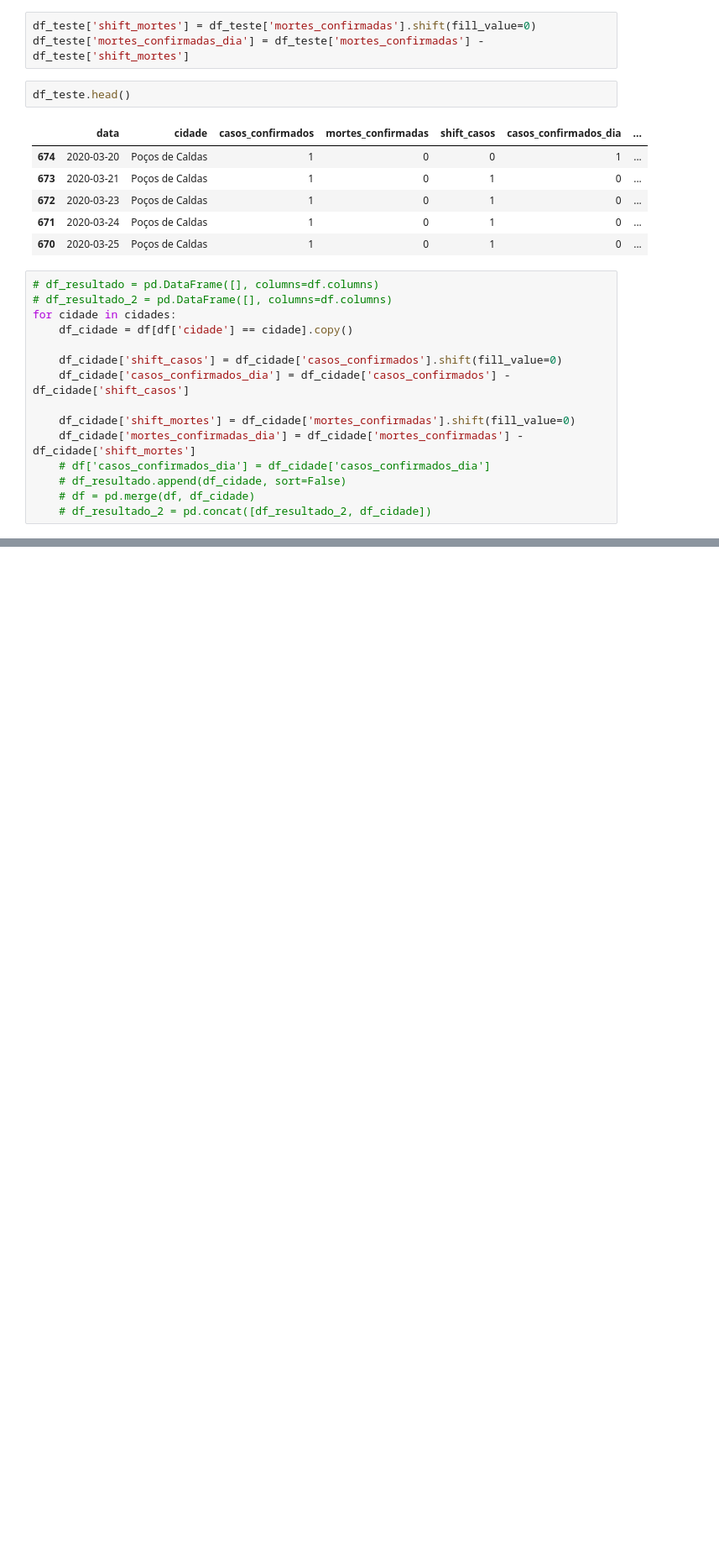
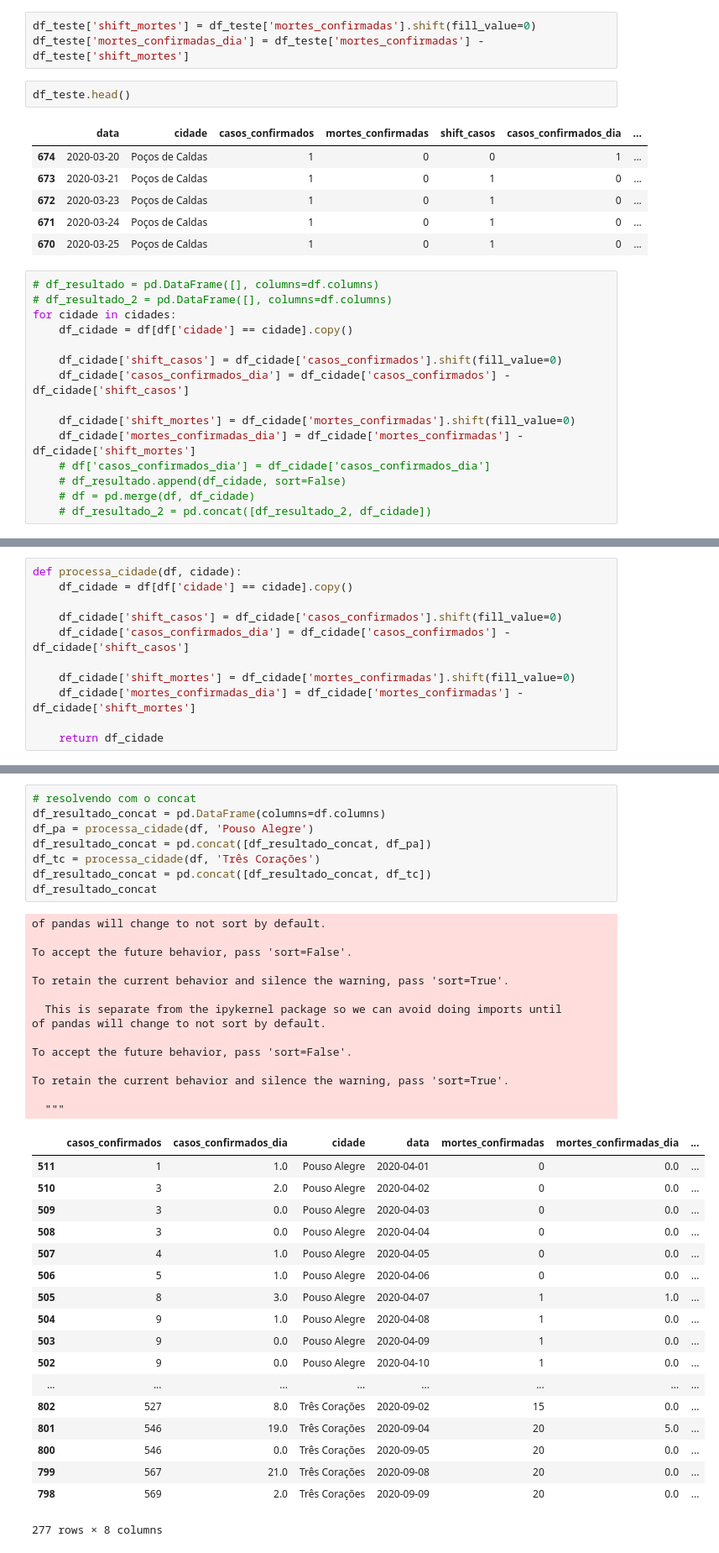
Before and after one commit to lucheol/in242-t194, a Jupyter notebook: Aula05_Extract.ipynb, the cells around one changed output, grey strips where cells are left out. Shown at 84% size. Saved outputs shown, nothing was run; the diff lists cells and outputs as text; blank space fills up the shorter version.

```diff
--- a/Aula05_Extract.ipynb
+++ b/Aula05_Extract.ipynb
@@ -92,0 +84,11 @@ df_cidade
+# %%
+def processa_cidade(df, cidade):
+    df_cidade = df[df['cidade'] == cidade].copy()
+
+    df_cidade['shift_casos'] = df_cidade['casos_confirmados'].shift(fill_value=0)
+    df_cidade['casos_confirmados_dia'] = df_cidade['casos_confirmados'] - df_cidade['shift_casos']
+
+    df_cidade['shift_mortes'] = df_cidade['mortes_confirmadas'].shift(fill_value=0)
+    df_cidade['mortes_confirmadas_dia'] = df_cidade['mortes_confirmadas'] - df_cidade['shift_mortes']
+
+    return df_cidade
@@ -92,0 +118,41 @@ df_cidade
+# %%
+# resolvendo com o concat
+df_resultado_concat = pd.DataFrame(columns=df.columns)
+df_pa = processa_cidade(df, 'Pouso Alegre')
+df_resultado_concat = pd.concat([df_resultado_concat, df_pa])
+df_tc = processa_cidade(df, 'Três Corações')
+df_resultado_concat = pd.concat([df_resultado_concat, df_tc])
+df_resultado_concat
+# %% [output]
+of pandas will change to not sort by default.
+
+To accept the future behavior, pass 'sort=False'.
+
+To retain the current behavior and silence the warning, pass 'sort=True'.
+
+  This is separate from the ipykernel package so we can avoid doing imports until
+of pandas will change to not sort by default.
+
+To accept the future behavior, pass 'sort=False'.
+
+To retain the current behavior and silence the warning, pass 'sort=True'.
+
+  """
+|  | casos_confirmados | casos_confirmados_dia | cidade | data | mortes_confirmadas | mortes_confirmadas_dia | ... |
+| 511 | 1 | 1.0 | Pouso Alegre | 2020-04-01 | 0 | 0.0 | ... |
+| 510 | 3 | 2.0 | Pouso Alegre | 2020-04-02 | 0 | 0.0 | ... |
+| 509 | 3 | 0.0 | Pouso Alegre | 2020-04-03 | 0 | 0.0 | ... |
+| 508 | 3 | 0.0 | Pouso Alegre | 2020-04-04 | 0 | 0.0 | ... |
+| 507 | 4 | 1.0 | Pouso Alegre | 2020-04-05 | 0 | 0.0 | ... |
+| 506 | 5 | 1.0 | Pouso Alegre | 2020-04-06 | 0 | 0.0 | ... |
+| 505 | 8 | 3.0 | Pouso Alegre | 2020-04-07 | 1 | 1.0 | ... |
+| 504 | 9 | 1.0 | Pouso Alegre | 2020-04-08 | 1 | 0.0 | ... |
+| 503 | 9 | 0.0 | Pouso Alegre | 2020-04-09 | 1 | 0.0 | ... |
+| 502 | 9 | 0.0 | Pouso Alegre | 2020-04-10 | 1 | 0.0 | ... |
+| ... | ... | ... | ... | ... | ... | ... | ... |
+| 802 | 527 | 8.0 | Três Corações | 2020-09-02 | 15 | 0.0 | ... |
+| 801 | 546 | 19.0 | Três Corações | 2020-09-04 | 20 | 5.0 | ... |
+| 800 | 546 | 0.0 | Três Corações | 2020-09-05 | 20 | 0.0 | ... |
+| 799 | 567 | 21.0 | Três Corações | 2020-09-08 | 20 | 0.0 | ... |
+| 798 | 569 | 2.0 | Três Corações | 2020-09-09 | 20 | 0.0 | ... |
+277 rows × 8 columns
```
Also changed, not shown: parts of 10 cells of this notebook, 6 other files.
